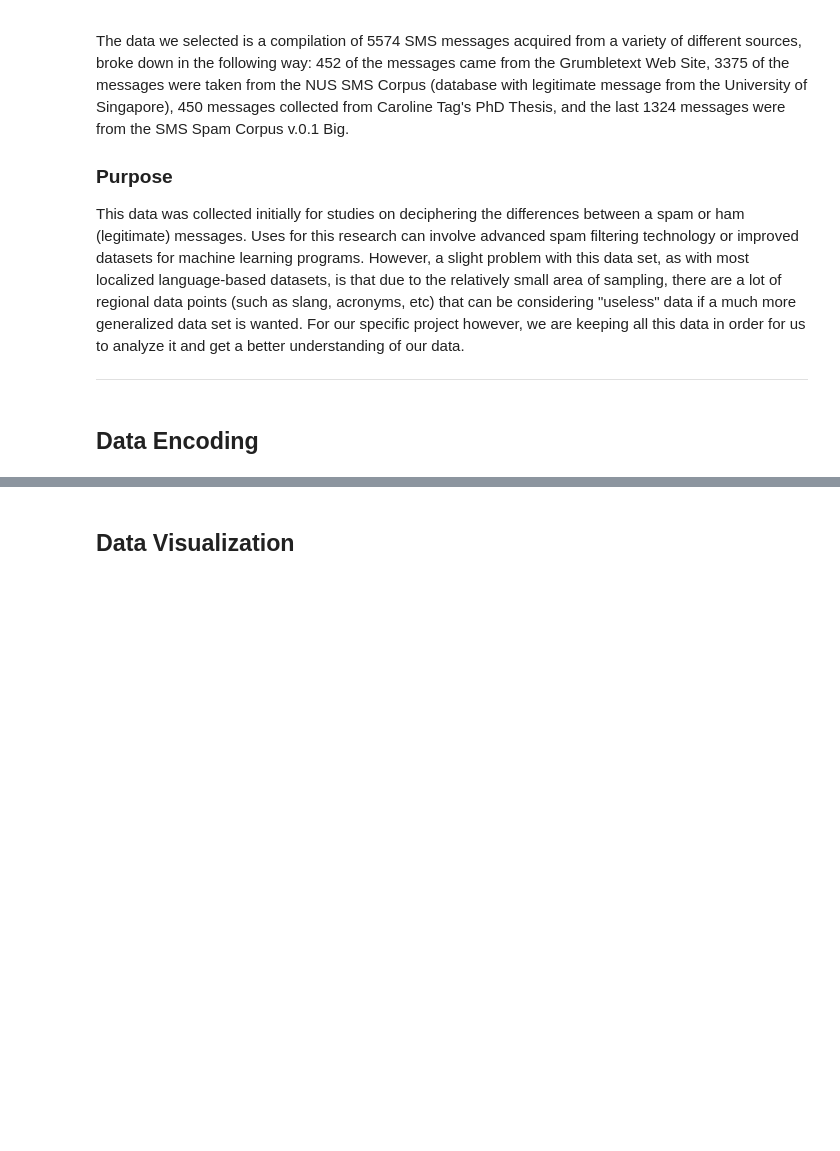
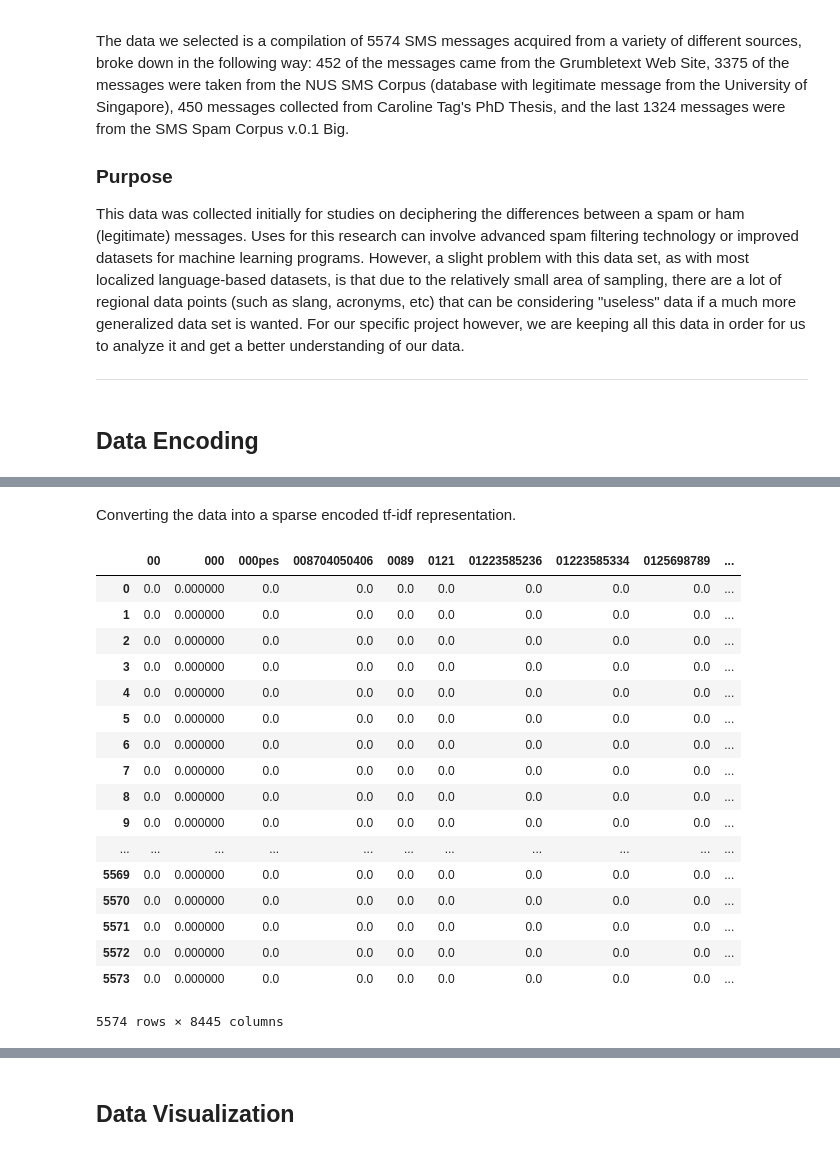
Before and after one commit to LukeWood/SpamVsHamDataAnalysis, a Jupyter notebook: DraftReport-2.ipynb, the cells around one changed output, grey strips where cells are left out. Saved outputs shown, nothing was run; the diff lists cells and outputs as text; code cells hidden in the pictures; blank space fills up the shorter version.

```diff
--- a/DraftReport-2.ipynb
+++ b/DraftReport-2.ipynb
@@ -28,0 +106,27 @@ ___
+# %% [markdown]
+Converting the data into a sparse encoded tf-idf representation.
+# %%
+# Get tfidf
+tfidf_vect = TfidfVectorizer(stop_words='english')
+tfidf_mat = tfidf_vect.fit_transform([t[1] for t in texts])
+tfidf_df = pd.DataFrame(data=tfidf_mat.toarray(), columns=tfidf_vect.get_feature_names())
+tfidf_df
+# %% [output]
+|  | 00 | 000 | 000pes | 008704050406 | 0089 | 0121 | 01223585236 | 01223585334 | 0125698789 | ... |
+| 0 | 0.0 | 0.000000 | 0.0 | 0.0 | 0.0 | 0.0 | 0.0 | 0.0 | 0.0 | ... |
+| 1 | 0.0 | 0.000000 | 0.0 | 0.0 | 0.0 | 0.0 | 0.0 | 0.0 | 0.0 | ... |
+| 2 | 0.0 | 0.000000 | 0.0 | 0.0 | 0.0 | 0.0 | 0.0 | 0.0 | 0.0 | ... |
+| 3 | 0.0 | 0.000000 | 0.0 | 0.0 | 0.0 | 0.0 | 0.0 | 0.0 | 0.0 | ... |
+| 4 | 0.0 | 0.000000 | 0.0 | 0.0 | 0.0 | 0.0 | 0.0 | 0.0 | 0.0 | ... |
+| 5 | 0.0 | 0.000000 | 0.0 | 0.0 | 0.0 | 0.0 | 0.0 | 0.0 | 0.0 | ... |
+| 6 | 0.0 | 0.000000 | 0.0 | 0.0 | 0.0 | 0.0 | 0.0 | 0.0 | 0.0 | ... |
+| 7 | 0.0 | 0.000000 | 0.0 | 0.0 | 0.0 | 0.0 | 0.0 | 0.0 | 0.0 | ... |
+| 8 | 0.0 | 0.000000 | 0.0 | 0.0 | 0.0 | 0.0 | 0.0 | 0.0 | 0.0 | ... |
+| 9 | 0.0 | 0.000000 | 0.0 | 0.0 | 0.0 | 0.0 | 0.0 | 0.0 | 0.0 | ... |
+| ... | ... | ... | ... | ... | ... | ... | ... | ... | ... | ... |
+| 5569 | 0.0 | 0.000000 | 0.0 | 0.0 | 0.0 | 0.0 | 0.0 | 0.0 | 0.0 | ... |
+| 5570 | 0.0 | 0.000000 | 0.0 | 0.0 | 0.0 | 0.0 | 0.0 | 0.0 | 0.0 | ... |
+| 5571 | 0.0 | 0.000000 | 0.0 | 0.0 | 0.0 | 0.0 | 0.0 | 0.0 | 0.0 | ... |
+| 5572 | 0.0 | 0.000000 | 0.0 | 0.0 | 0.0 | 0.0 | 0.0 | 0.0 | 0.0 | ... |
+| 5573 | 0.0 | 0.000000 | 0.0 | 0.0 | 0.0 | 0.0 | 0.0 | 0.0 | 0.0 | ... |
+5574 rows × 8445 columns
```
Also changed, not shown: parts of 9 cells of this notebook, 1 other file.
